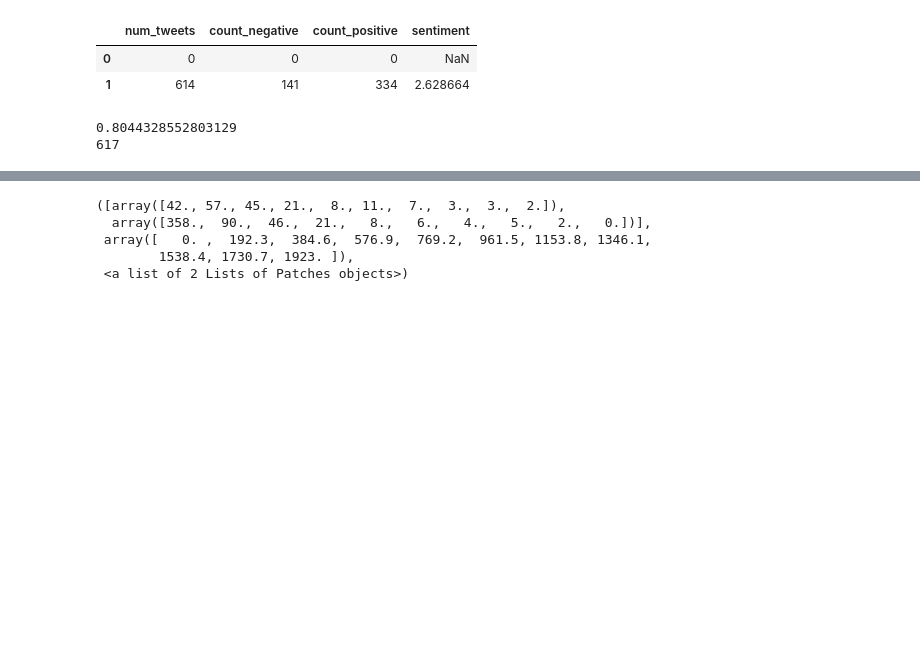
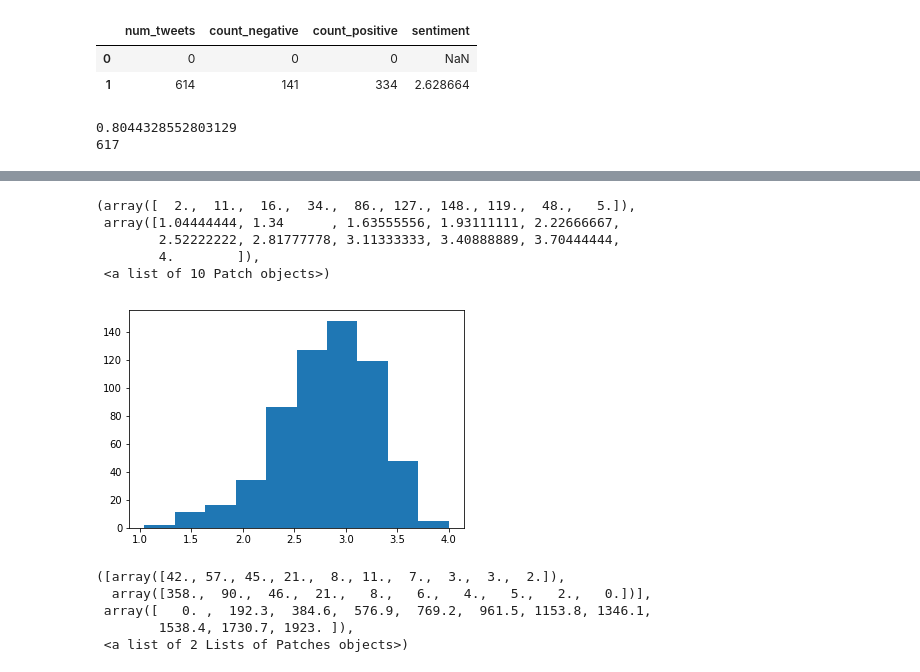
Before and after one commit to charles-tan/POCA, a Jupyter notebook: notebooks/sentiment_result_analysis.ipynb, the cells around one changed output, grey strips where cells are left out. Saved outputs shown, nothing was run; the diff lists cells and outputs as text; code cells hidden in the pictures; blank space fills up the shorter version.

```diff
--- a/notebooks/sentiment_result_analysis.ipynb
+++ b/notebooks/sentiment_result_analysis.ipynb
@@ -54,3 +60,13 @@ axs.hist(dem_df['sentiment'])
+# %%
+fig, axs = plt.subplots(1)
+axs.hist(dem_df[dem_df['num_tweets'] >= 10].sentiment)
+# %% [output]
+(array([  2.,  11.,  16.,  34.,  86., 127., 148., 119.,  48.,   5.]),
+ array([1.04444444, 1.34      , 1.63555556, 1.93111111, 2.22666667,
+        2.52222222, 2.81777778, 3.11333333, 3.40888889, 3.70444444,
+        4.        ]),
+ <a list of 10 Patch objects>)
+[figure, added]
 # %%
 fig, axs = plt.subplots(1)
 no = dem_df[(dem_df['count_positive'] < 2000) & (dem_df['won_primary'] == 'No')].count_positive
```
Also changed, not shown: parts of 3 cells of this notebook, 3 other files.
